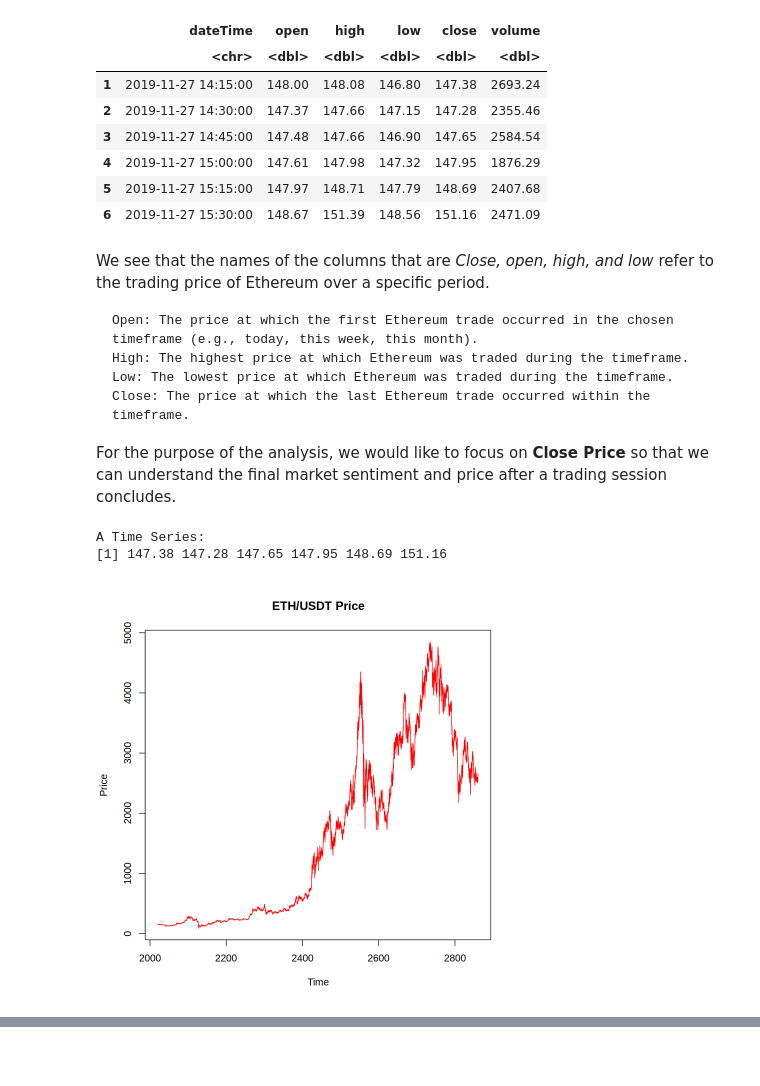
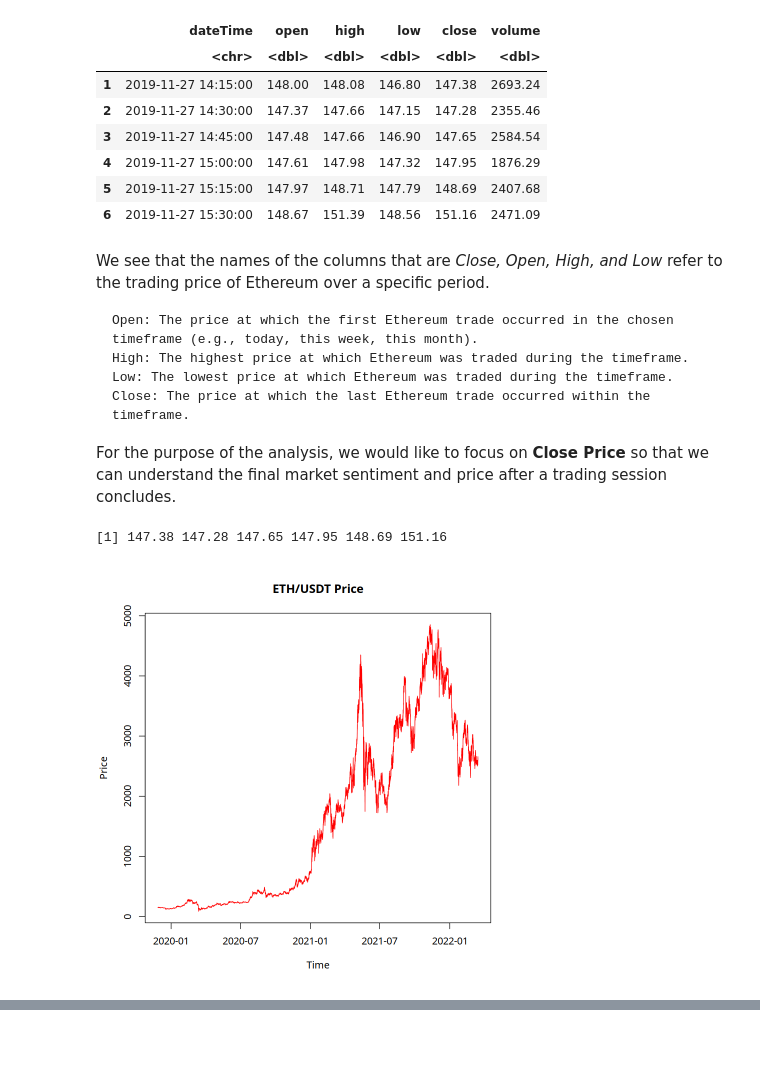
Before and after one commit to Djalal-H/TSA, a Jupyter notebook: main.ipynb, the cells around one changed output, grey strips where cells are left out. Cells and saved outputs as stored; diff of their text form; code cells hidden in the pictures.

```diff
--- a/main.ipynb
+++ b/main.ipynb
@@ -45,7 +47,7 @@ A data.frame: 6 × 6
 | 5 | 2019-11-27 15:15:00 | 147.97 | 148.71 | 147.79 | 148.69 | 2407.68 |
 | 6 | 2019-11-27 15:30:00 | 148.67 | 151.39 | 148.56 | 151.16 | 2471.09 |
 # %% [markdown]
-We see that the names of the columns that are _Close, open, high, and low_ refer to the trading price of Ethereum over a specific period.
+We see that the names of the columns that are _Close, Open, High, and Low_ refer to the trading price of Ethereum over a specific period.
 
     Open: The price at which the first Ethereum trade occurred in the chosen timeframe (e.g., today, this week, this month).
     High: The highest price at which Ethereum was traded during the timeframe.
@@ -56,11 +58,10 @@ For the purpose of the analysis, we would like to focus on __Close Price__ so th
 # %%
 # Keep only close price and timestamp columns and convert it to time series object
 eth_data <- data[, c("dateTime", "close")]
-eth_data$dateTime <- strptime(eth_data$dateTime, "%Y-%m-%d %H:%M:%S")
+dateTime <- strptime(eth_data$dateTime, "%Y-%m-%d %H:%M:%S")
 eth_data <- ts(eth_data$close, start = c(2021, 1), frequency = 96)
 head(eth_data)
 # %% [output]
-A Time Series:
 [1] 147.38 147.28 147.65 147.95 148.69 151.16
 # %%
 # splitting the data into training and testing sets
@@ -69,7 +70,7 @@ train_size_index <- floor(train_size * length(eth_data))
 train_data <- eth_data[1:train_size_index]
 test_data <- eth_data[(train_size_index + 1):length(eth_data) ]
 # %%
-plot(eth_data, type = "l", xlab = "Time", ylab = "Price", main = "ETH/USDT Price", col="red")
+plot(y=eth_data, x= dateTime, type = "l", xlab = "Time", ylab = "Price", main = "ETH/USDT Price", col="red")
 # %% [output]
-[figure, old version]
+[figure, new version]
 # %% [markdown]
```
Also changed, not shown: parts of 45 cells of this notebook.
